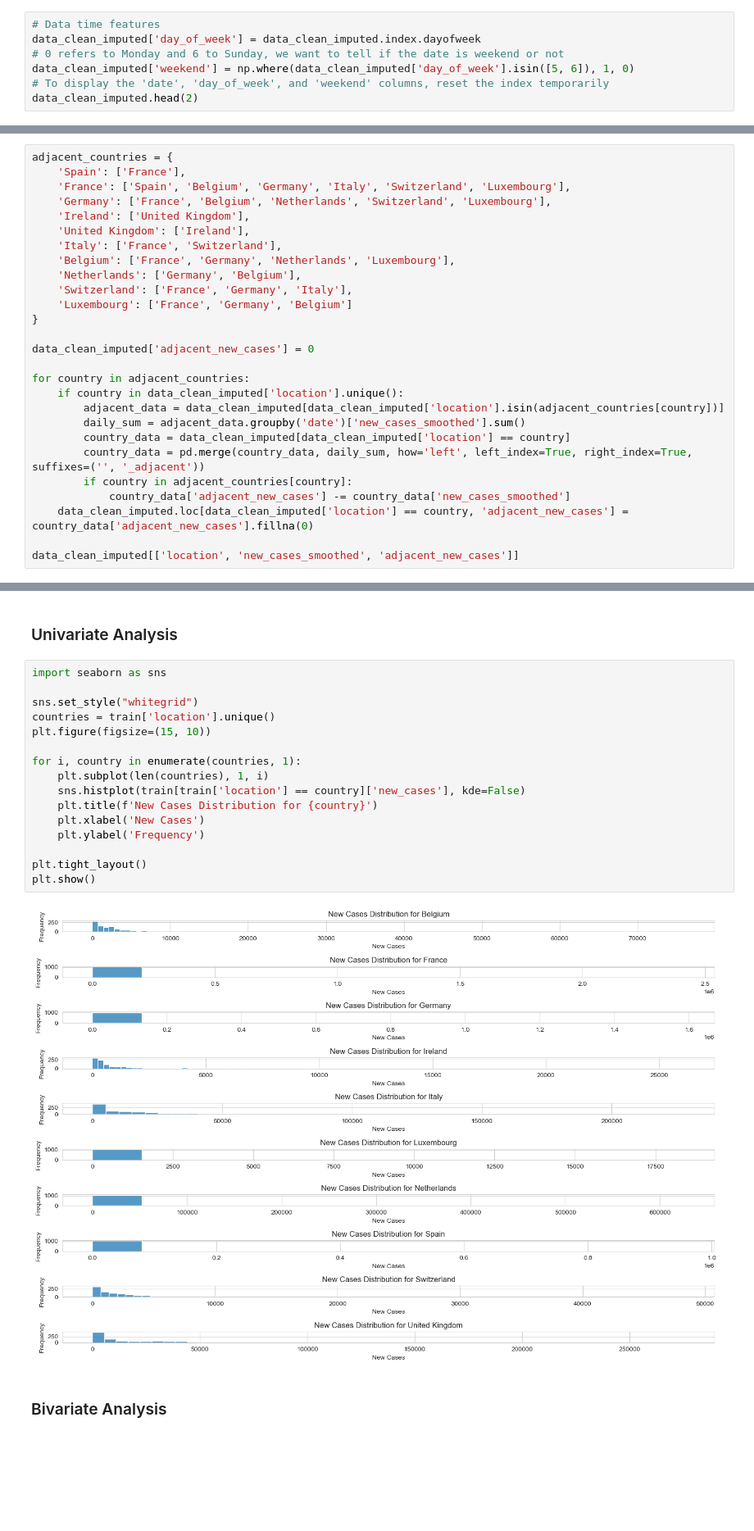
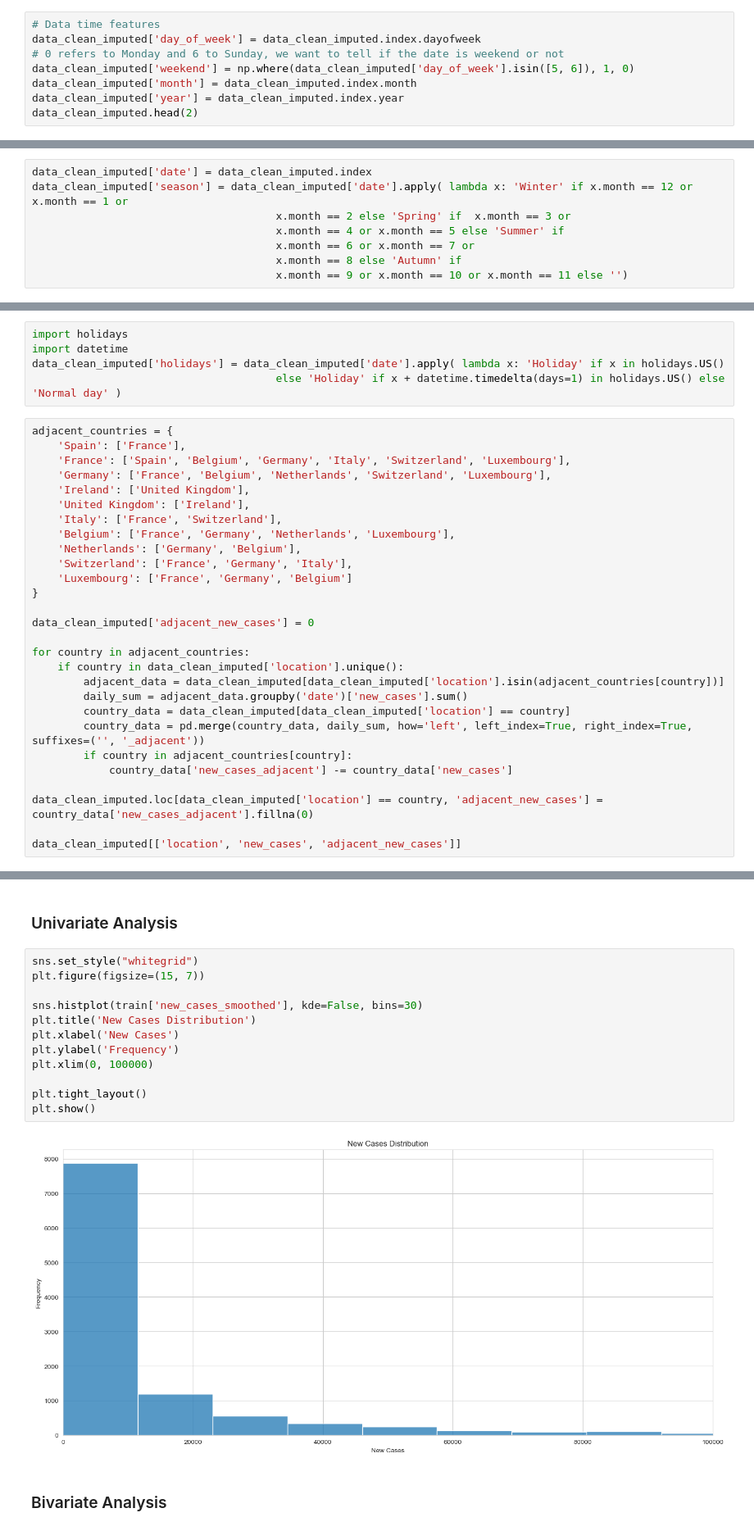
Before and after one commit to FYEH779/Stat-390-Project, a Jupyter notebook: DataPrepTenCountries.ipynb, the cells around one changed output, grey strips where cells are left out. Shown at 82% size. Saved outputs shown, nothing was run; the diff lists cells and outputs as text; blank space fills up the shorter version.

```diff
--- a/DataPrepTenCountries.ipynb
+++ b/DataPrepTenCountries.ipynb
@@ -339,6 +443,7 @@ data_clean_imputed.head(10)
 data_clean_imputed['day_of_week'] = data_clean_imputed.index.dayofweek
 # 0 refers to Monday and 6 to Sunday, we want to tell if the date is weekend or not
 data_clean_imputed['weekend'] = np.where(data_clean_imputed['day_of_week'].isin([5, 6]), 1, 0)
-# To display the 'date', 'day_of_week', and 'weekend' columns, reset the index temporarily
+data_clean_imputed['month'] = data_clean_imputed.index.month
+data_clean_imputed['year'] = data_clean_imputed.index.year
 data_clean_imputed.head(2)
 # %% [output]
@@ -349,0 +455,8 @@ data_clean_imputed.head(2)
+# %%
+data_clean_imputed['date'] = data_clean_imputed.index
+data_clean_imputed['season'] = data_clean_imputed['date'].apply( lambda x: 'Winter' if x.month == 12 or x.month == 1 or
+                                      x.month == 2 else 'Spring' if  x.month == 3 or
+                                      x.month == 4 or x.month == 5 else 'Summer' if
+                                      x.month == 6 or x.month == 7 or
+                                      x.month == 8 else 'Autumn' if
+                                      x.month == 9 or x.month == 10 or x.month == 11 else '')
@@ -350,3 +473,8 @@ data_clean_imputed.head(2)
+# %%
+import holidays
+import datetime
+data_clean_imputed['holidays'] = data_clean_imputed['date'].apply( lambda x: 'Holiday' if x in holidays.US()
+                                      else 'Holiday' if x + datetime.timedelta(days=1) in holidays.US() else 'Normal day' )
 # %%
 adjacent_countries = {
     'Spain': ['France'],
@@ -366,12 +494,13 @@ data_clean_imputed['adjacent_new_cases'] = 0
 for country in adjacent_countries:
     if country in data_clean_imputed['location'].unique():
         adjacent_data = data_clean_imputed[data_clean_imputed['location'].isin(adjacent_countries[country])]
-        daily_sum = adjacent_data.groupby('date')['new_cases_smoothed'].sum()
+        daily_sum = adjacent_data.groupby('date')['new_cases'].sum()
         country_data = data_clean_imputed[data_clean_imputed['location'] == country]
         country_data = pd.merge(country_data, daily_sum, how='left', left_index=True, right_index=True, suffixes=('', '_adjacent'))
         if country in adjacent_countries[country]:
-            country_data['adjacent_new_cases'] -= country_data['new_cases_smoothed']
-    data_clean_imputed.loc[data_clean_imputed['location'] == country, 'adjacent_new_cases'] = country_data['adjacent_new_cases'].fillna(0)
+            country_data['new_cases_adjacent'] -= country_data['new_cases']
 
-data_clean_imputed[['location', 'new_cases_smoothed', 'adjacent_new_cases']]
+data_clean_imputed.loc[data_clean_imputed['location'] == country, 'adjacent_new_cases'] = country_data['new_cases_adjacent'].fillna(0)
+
+data_clean_imputed[['location', 'new_cases', 'adjacent_new_cases']]
 # %% [output]
@@ -408,22 +524,18 @@ Test set shape: (2714, 70)
 # %% [markdown]
 ### Univariate Analysis
 # %%
-import seaborn as sns
+sns.set_style("whitegrid")
+plt.figure(figsize=(15, 7))
 
-sns.set_style("whitegrid")
-countries = train['location'].unique()
-plt.figure(figsize=(15, 10))
-
-for i, country in enumerate(countries, 1):
-    plt.subplot(len(countries), 1, i)
-    sns.histplot(train[train['location'] == country]['new_cases'], kde=False)
-    plt.title(f'New Cases Distribution for {country}')
-    plt.xlabel('New Cases')
-    plt.ylabel('Frequency')
+sns.histplot(train['new_cases_smoothed'], kde=False, bins=30)
+plt.title('New Cases Distribution')
+plt.xlabel('New Cases')
+plt.ylabel('Frequency')
+plt.xlim(0, 100000)
 
 plt.tight_layout()
 plt.show()
 # %% [output]
-[figure, old version]
+[figure, new version]
 # %% [markdown]
 ### Bivariate Analysis
```
Also changed, not shown: parts of 18 cells of this notebook.
